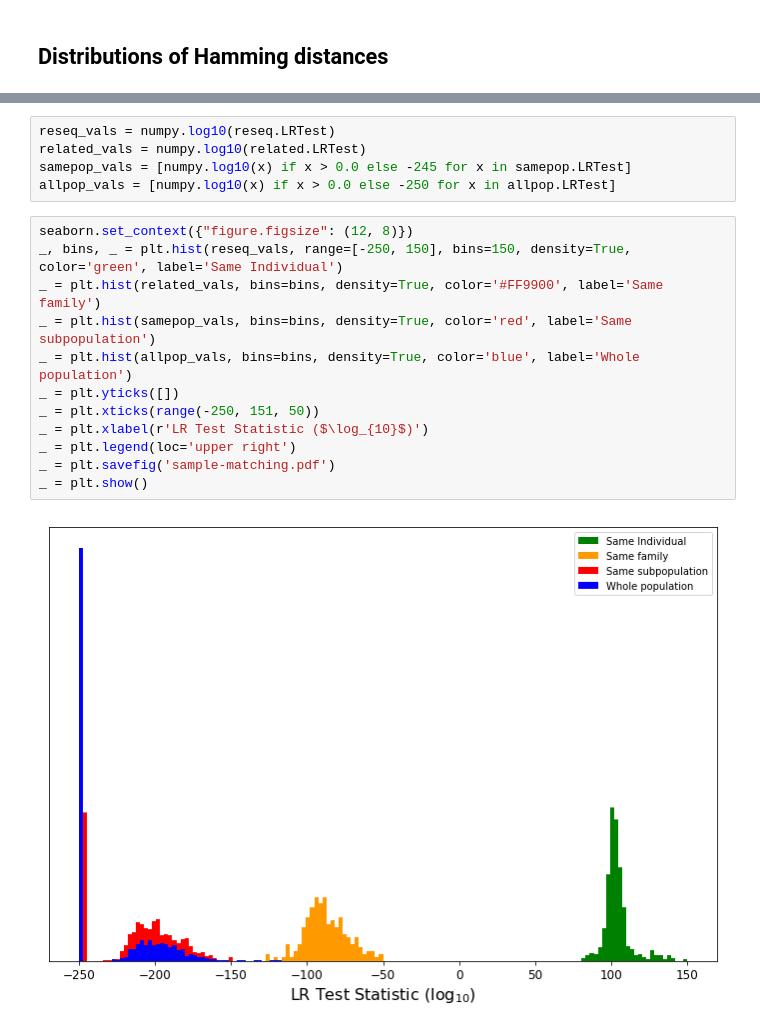
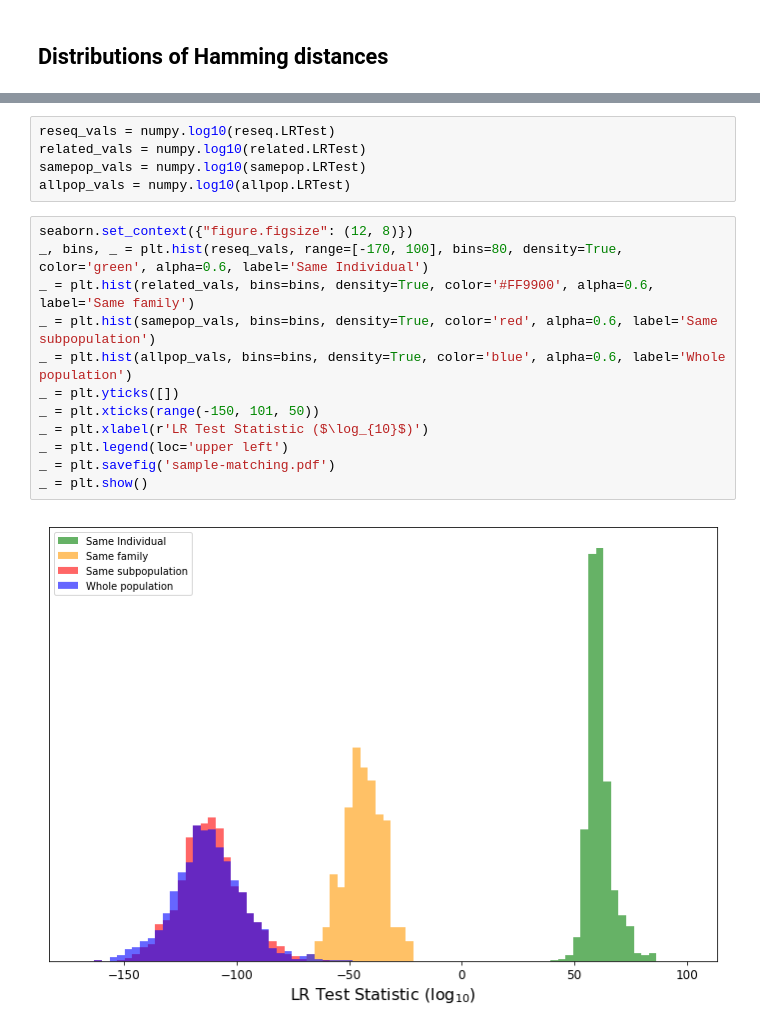
Before and after one commit to bioforensics/MicroHapulator, a Jupyter notebook: notebook/usa8k/sample-matching.ipynb, the cells around one changed output, grey strips where cells are left out. Saved outputs shown, nothing was run; the diff lists cells and outputs as text.

```diff
--- a/notebook/usa8k/sample-matching.ipynb
+++ b/notebook/usa8k/sample-matching.ipynb
@@ -137,19 +134,19 @@ print(min([x for x in related.LRTest if x > 0.0]))
 # %%
 reseq_vals = numpy.log10(reseq.LRTest)
 related_vals = numpy.log10(related.LRTest)
-samepop_vals = [numpy.log10(x) if x > 0.0 else -245 for x in samepop.LRTest]
-allpop_vals = [numpy.log10(x) if x > 0.0 else -250 for x in allpop.LRTest]
+samepop_vals = numpy.log10(samepop.LRTest)
+allpop_vals = numpy.log10(allpop.LRTest)
 # %%
 seaborn.set_context({"figure.figsize": (12, 8)})
-_, bins, _ = plt.hist(reseq_vals, range=[-250, 150], bins=150, density=True, color='green', label='Same Individual')
-_ = plt.hist(related_vals, bins=bins, density=True, color='#FF9900', label='Same family')
-_ = plt.hist(samepop_vals, bins=bins, density=True, color='red', label='Same subpopulation')
-_ = plt.hist(allpop_vals, bins=bins, density=True, color='blue', label='Whole population')
+_, bins, _ = plt.hist(reseq_vals, range=[-170, 100], bins=80, density=True, color='green', alpha=0.6, label='Same Individual')
+_ = plt.hist(related_vals, bins=bins, density=True, color='#FF9900', alpha=0.6, label='Same family')
+_ = plt.hist(samepop_vals, bins=bins, density=True, color='red', alpha=0.6, label='Same subpopulation')
+_ = plt.hist(allpop_vals, bins=bins, density=True, color='blue', alpha=0.6, label='Whole population')
 _ = plt.yticks([])
-_ = plt.xticks(range(-250, 151, 50))
+_ = plt.xticks(range(-150, 101, 50))
 _ = plt.xlabel(r'LR Test Statistic ($\log_{10}$)')
-_ = plt.legend(loc='upper right')
+_ = plt.legend(loc='upper left')
 _ = plt.savefig('sample-matching.pdf')
 _ = plt.show()
 # %% [output]
-[figure, old version]
+[figure, new version]
```
Also changed, not shown: parts of 8 cells of this notebook, 8 other files.
